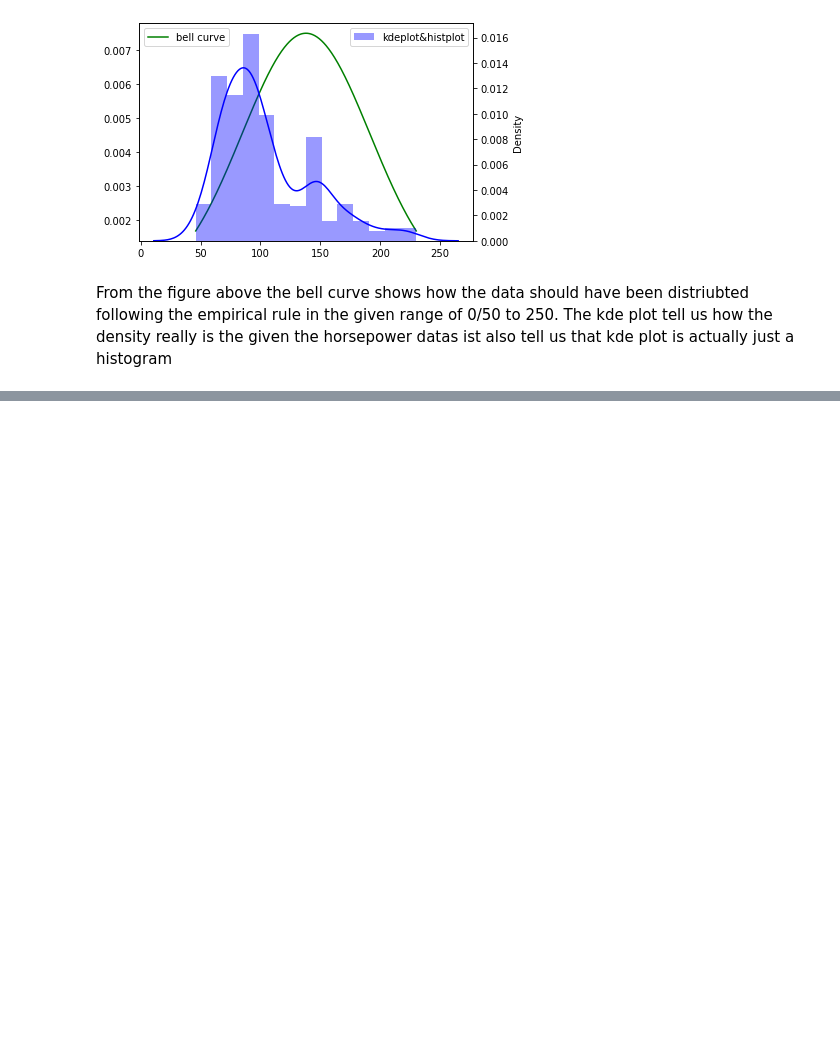
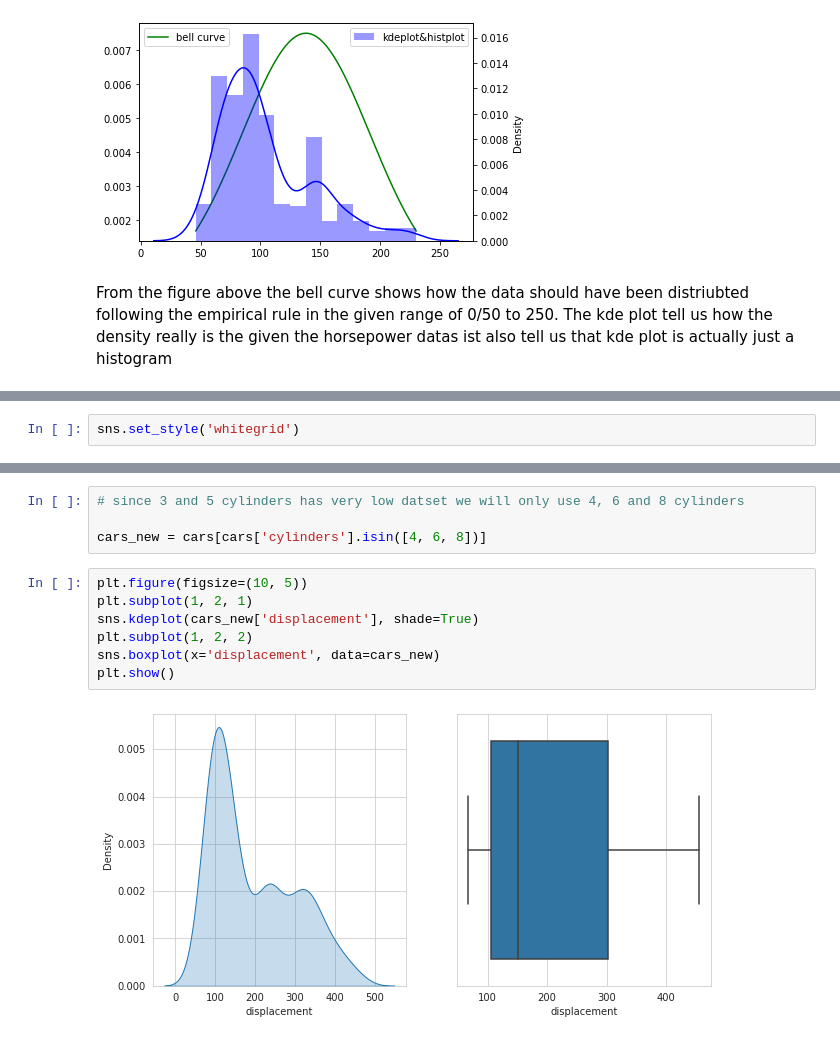
Before and after one commit to shoabahamed/khanacademy-statistics-and-probability, a Jupyter notebook: plotting_normal_distribution_graph.ipynb, the cells around one changed output, grey strips where cells are left out. Drawn from its saved outputs; the diff is of its cells as text; blank space fills up the shorter version.

```diff
--- a/plotting_normal_distribution_graph.ipynb
+++ b/plotting_normal_distribution_graph.ipynb
@@ -179,0 +182,2 @@ plt.show()
+# %%
+sns.set_style('whitegrid')
@@ -179,0 +193,13 @@ plt.show()
+# %%
+# since 3 and 5 cylinders has very low datset we will only use 4, 6 and 8 cylinders
+
+cars_new = cars[cars['cylinders'].isin([4, 6, 8])]
+# %%
+plt.figure(figsize=(10, 5))
+plt.subplot(1, 2, 1)
+sns.kdeplot(cars_new['displacement'], shade=True)
+plt.subplot(1, 2, 2)
+sns.boxplot(x='displacement', data=cars_new)
+plt.show()
+# %% [output]
+[figure, added]
```
Also changed, not shown: parts of 14 cells of this notebook.
